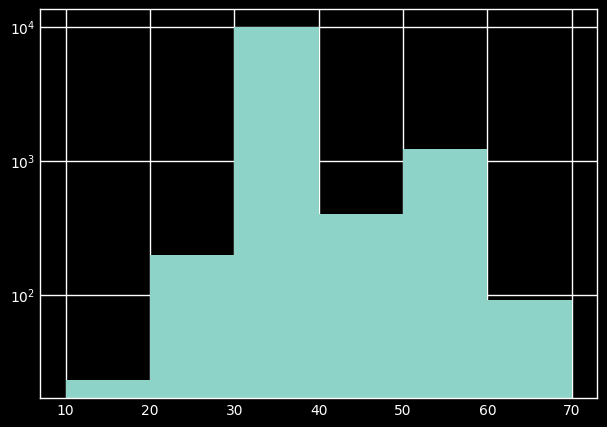
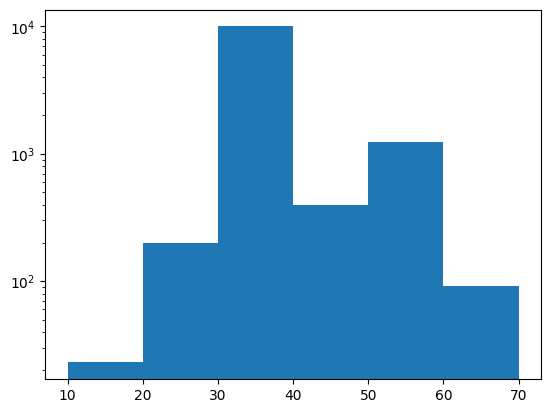
Unified diff of the notebook cell whose output changed from the first chart to the second:
--- before
+++ after
@@ -1,3 +1,4 @@
-arr = np.load('/content/big-array.npy')
+arr = np.load('big-array.npy')
+
+arr.shape
 plt.hist(arr,bins=[10,20,30,40,50,60,70],log=True)
-plt.show()

Commit: Session 23 - Plotting using Matplotlib